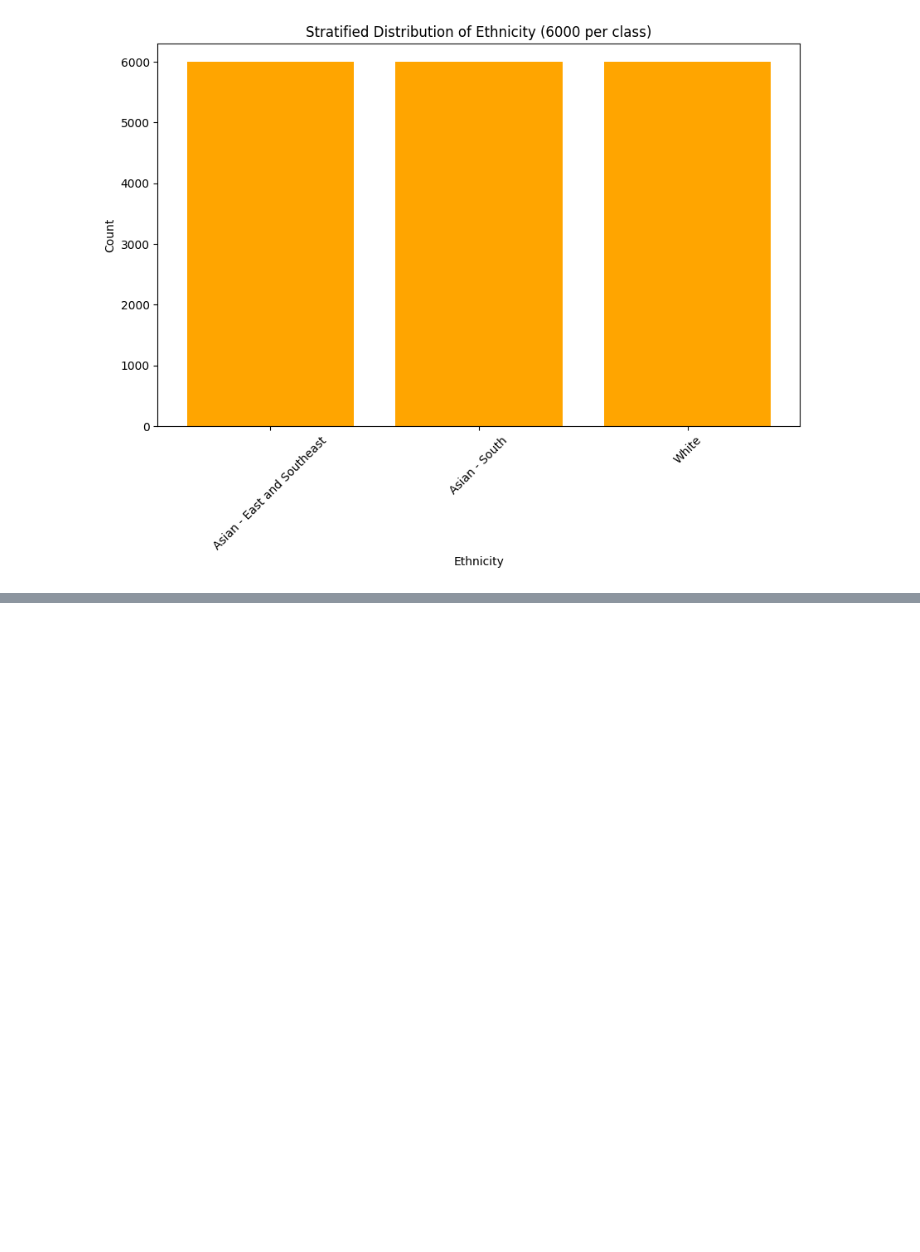
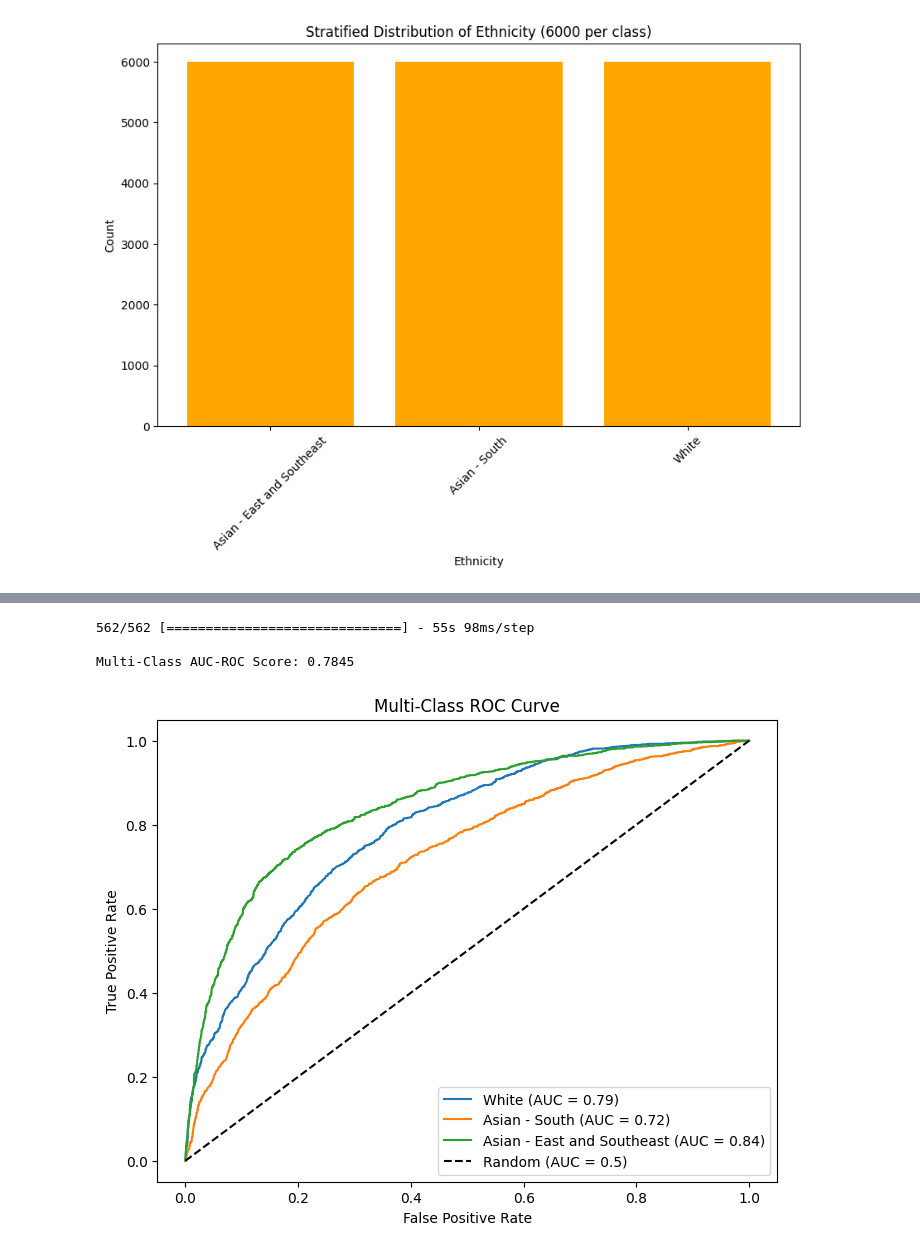
Before and after one commit to Ollivvt/AI-ethnicity-med-image, a Jupyter notebook: Mammo/Mammo_EfficientNetB3_patching_0205.ipynb, the cells around one changed output, grey strips where cells are left out. Cells and saved outputs as stored; diff of their text form; code cells hidden in the pictures; blank space fills up the shorter version.

```diff
--- a/Mammo/Mammo_EfficientNetB3_patching_0205.ipynb
+++ b/Mammo/Mammo_EfficientNetB3_patching_0205.ipynb
@@ -228,7 +231,7 @@ def encode_labels(labels):
 def create_dataset(filepaths, labels, augment=False):
     def load_image(filepath, label):
         image = tf.image.decode_png(tf.io.read_file(filepath), channels=1)
-        image = tf.image.resize(image, [224, 224])
+        image = tf.image.resize(image, [1024, 1024])
 
         if augment:
             image = tf.image.random_flip_left_right(image)
@@ -539,3 +483,53 @@ Asian - South: 0.7307
+# %%
+from sklearn.metrics import roc_auc_score, roc_curve, auc
+from sklearn.preprocessing import label_binarize
+
+
+# Step 1: Get softmax probabilities
+y_probs = model_lcc.predict(test_lcc_dataset)  # Predicted probabilities
+
+
+# Step 2: Convert true labels into a NumPy array
+true_labels = np.array(true_labels)
+
+
+# Step 3: Binarize true labels (One-hot encoding)
+num_classes = y_probs.shape[1]
+true_labels_bin = label_binarize(true_labels, classes=np.arange(num_classes))
+
+
+# Step 4: Compute AUC-ROC score
+auc_scores = roc_auc_score(true_labels_bin, y_probs, multi_class='ovr')
+
+
+print(f"\nMulti-Class AUC-ROC Score: {auc_scores:.4f}")
+
+
+# Step 5: Plot ROC Curves for Each Class
+plt.figure(figsize=(8,6))
+
+
+for i, class_name in enumerate(lcc_label_mapping.keys()):
+    fpr, tpr, _ = roc_curve(true_labels_bin[:, i], y_probs[:, i])
+    roc_auc = auc(fpr, tpr)
+
+    plt.plot(fpr, tpr, label=f'{class_name} (AUC = {roc_auc:.2f})')
+
+
+# Plot diagonal reference line (random chance)
+plt.plot([0, 1], [0, 1], 'k--', label="Random (AUC = 0.5)")
+
+
+plt.xlabel('False Positive Rate')
+plt.ylabel('True Positive Rate')
+plt.title('Multi-Class ROC Curve')
+plt.legend()
+plt.show()
+# %% [output]
+562/562 [==============================] - 55s 98ms/step
+
+Multi-Class AUC-ROC Score: 0.7845
+[figure, added]
 # %%
 # Save the model
 model_lcc.save('Mammo_EfficientNetB3_3class_1024_model.h5')
```
Also changed, not shown: parts of 20 cells of this notebook.
